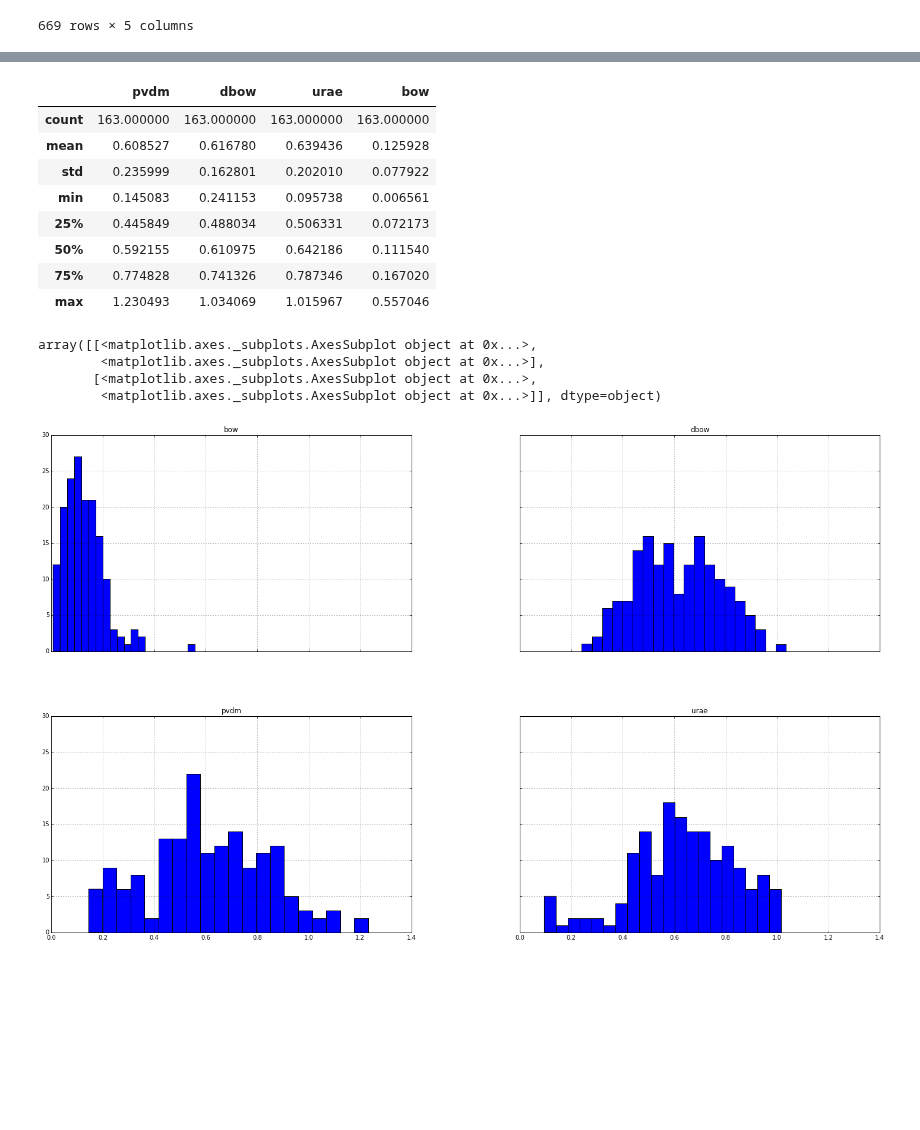
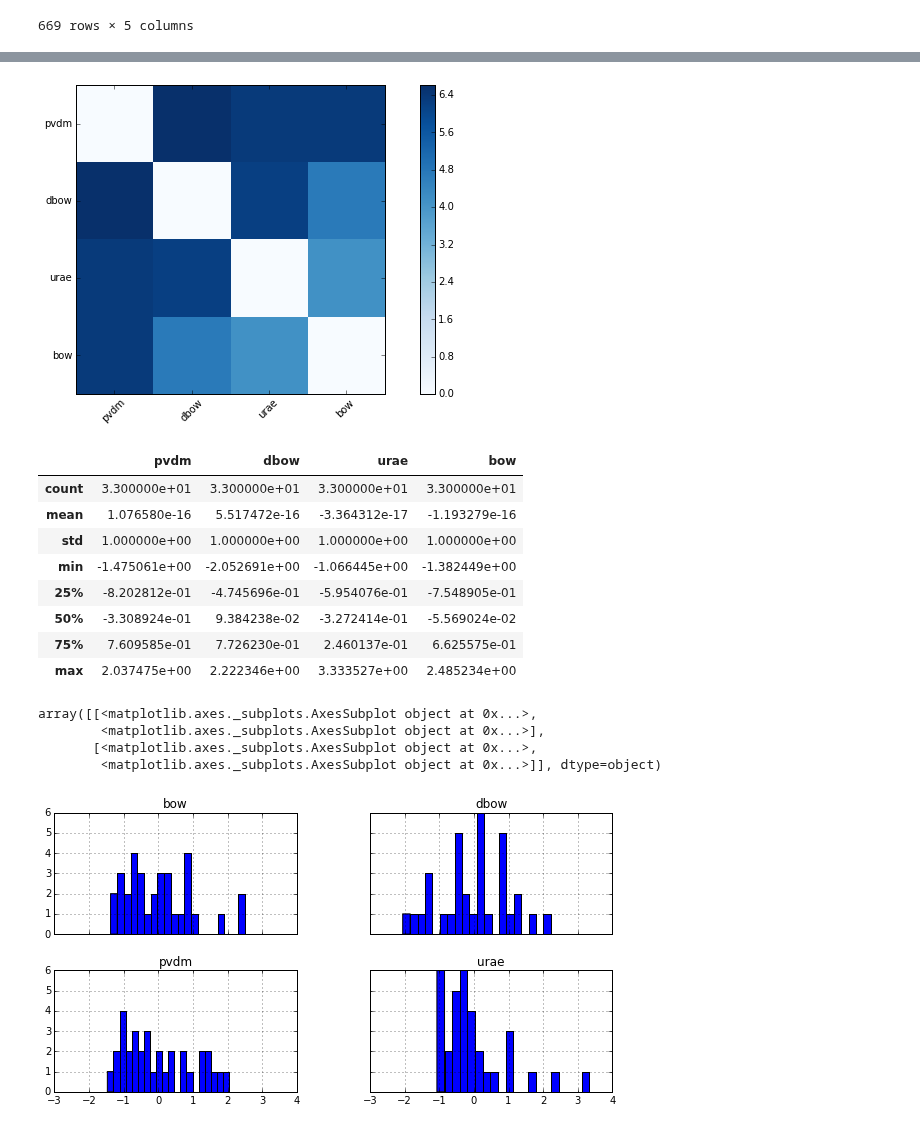
Before and after one commit to oxinabox/phd, a Jupyter notebook: prototypes/Projects/SemanticEval2/results_ana.ipynb, the cells around one changed output, grey strips where cells are left out. Cells and saved outputs as stored; diff of their text form; code cells hidden in the pictures; blank space fills up the shorter version.

```diff
--- a/prototypes/Projects/SemanticEval2/results_ana.ipynb
+++ b/prototypes/Projects/SemanticEval2/results_ana.ipynb
@@ -1,7 +3,7 @@
 # %%
 import pylab as pl
 %matplotlib inline
-pl.rcParams['figure.figsize'] = 25, 15
+pl.rcParams['figure.figsize'] = 10, 5
 # %%
 import os.path
 import csv
@@ -24,6 +28,8 @@ df["pvdm"]=list(np.loadtxt("outVectors_wiki_sentence_concat_pvdm.csv", delimiter
 df["dbow"]=list(np.loadtxt("outVectors_wiki_sentence_dbow.csv", delimiter=","))
 df["urae"]=list(np.loadtxt("outVectors_RAE2011.csv", delimiter=","))
 df["bow"]=list(np.loadtxt("outVectors_bow.csv", delimiter=","))
+# %%
+df = df.groupby(level=0).filter(lambda group: len(group)>2)
 # %%
 df
 # %% [output]
@@ -80,20 +98,50 @@ iccs
+# %%
+def get_group_sim(group):
+    xs = np.row_stack(group)
+    cosine_sim = (1+-1*distance.pdist(xs, 'cosine'))
+    return cosine_sim.mean()
+
+group_sims = df.groupby(level=0).agg(get_group_sim)
+# %%
+def z_norm(col):
+    return (col-col.mean())/col.std()
+
+n_group_sims = group_sims.apply(z_norm)
+# %%
+import matplotlib.cm as cm
+def plot_matrix(cm, labels, cmap=cm.Blues):
+    pl.imshow(cm, interpolation='nearest', cmap=cmap)
+    pl.colorbar()
+    tick_marks = np.arange(len(labels))
+    pl.xticks(tick_marks, labels, rotation=45)
+    pl.yticks(tick_marks, labels)
+    pl.tight_layout()
+
+def get_interrater_e_distance(ratings):
+    rating_dist = distance.pdist(n_group_sims.as_matrix().T)
+    return distance.squareform(rating_dist)
+
+
+plot_matrix(get_interrater_e_distance(n_group_sims), n_group_sims.columns)
+# %% [output]
+[figure, added]
 # %%
-iccs.describe()
+n_group_sims.describe()
 # %% [output]
 |  | pvdm | dbow | urae | bow |
-| count | 163.000000 | 163.000000 | 163.000000 | 163.000000 |
-| mean | 0.608527 | 0.616780 | 0.639436 | 0.125928 |
-| std | 0.235999 | 0.162801 | 0.202010 | 0.077922 |
-| min | 0.145083 | 0.241153 | 0.095738 | 0.006561 |
-| 25% | 0.445849 | 0.488034 | 0.506331 | 0.072173 |
-| 50% | 0.592155 | 0.610975 | 0.642186 | 0.111540 |
-| 75% | 0.774828 | 0.741326 | 0.787346 | 0.167020 |
-| max | 1.230493 | 1.034069 | 1.015967 | 0.557046 |
+| count | 3.300000e+01 | 3.300000e+01 | 3.300000e+01 | 3.300000e+01 |
+| mean | 1.076580e-16 | 5.517472e-16 | -3.364312e-17 | -1.193279e-16 |
+| std | 1.000000e+00 | 1.000000e+00 | 1.000000e+00 | 1.000000e+00 |
+| min | -1.475061e+00 | -2.052691e+00 | -1.066445e+00 | -1.382449e+00 |
+| 25% | -8.202812e-01 | -4.745696e-01 | -5.954076e-01 | -7.548905e-01 |
+| 50% | -3.308924e-01 | 9.384238e-02 | -3.272414e-01 | -5.569024e-02 |
+| 75% | 7.609585e-01 | 7.726230e-01 | 2.460137e-01 | 6.625575e-01 |
+| max | 2.037475e+00 | 2.222346e+00 | 3.333527e+00 | 2.485234e+00 |
 # %%
-iccs.hist(bins=20, sharex=True, sharey=True)
+n_group_sims.hist(bins=20, sharex=True, sharey=True)
 # %% [output]
 array([[<matplotlib.axes._subplots.AxesSubplot object at 0x...>,
         <matplotlib.axes._subplots.AxesSubplot object at 0x...>],
        [<matplotlib.axes._subplots.AxesSubplot object at 0x...>,
         <matplotlib.axes._subplots.AxesSubplot object at 0x...>]], dtype=object)
-[figure, old version]
+[figure, new version]
```
Also changed, not shown: parts of 21 cells of this notebook, 1 other file.
